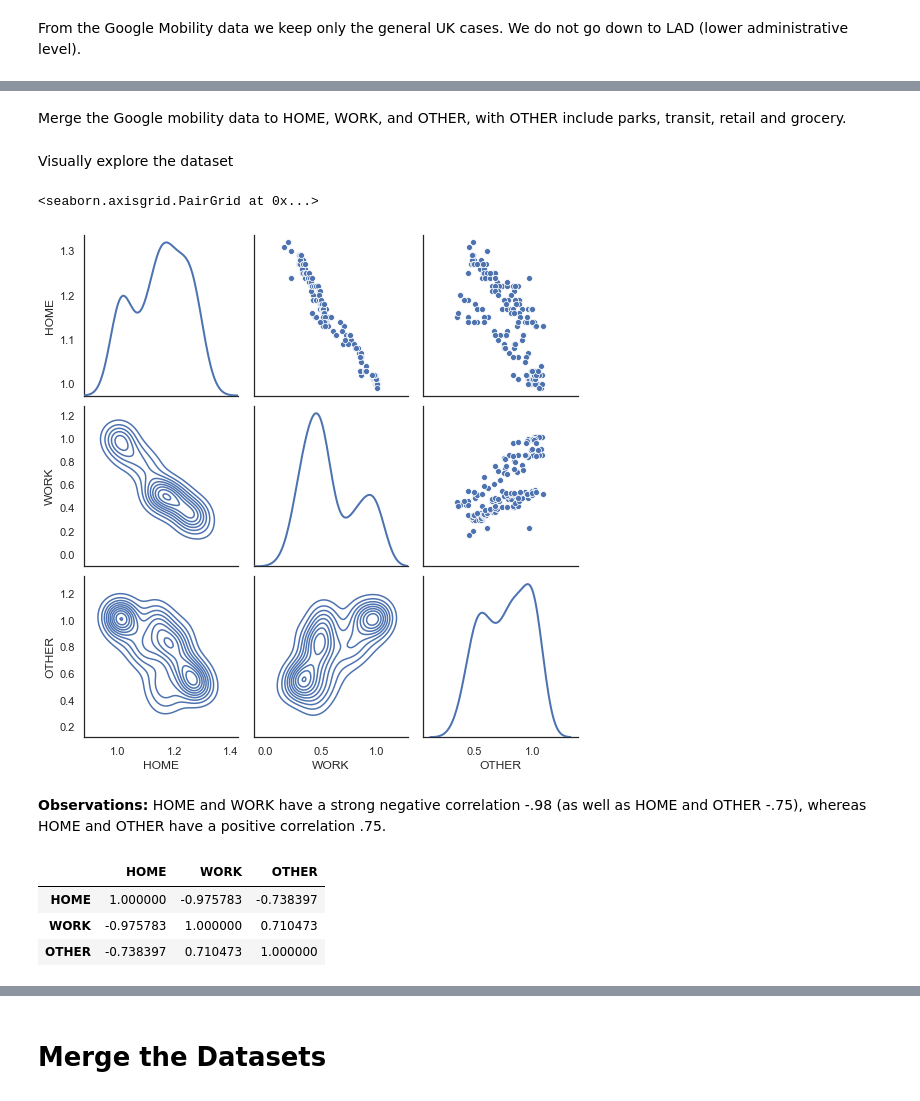
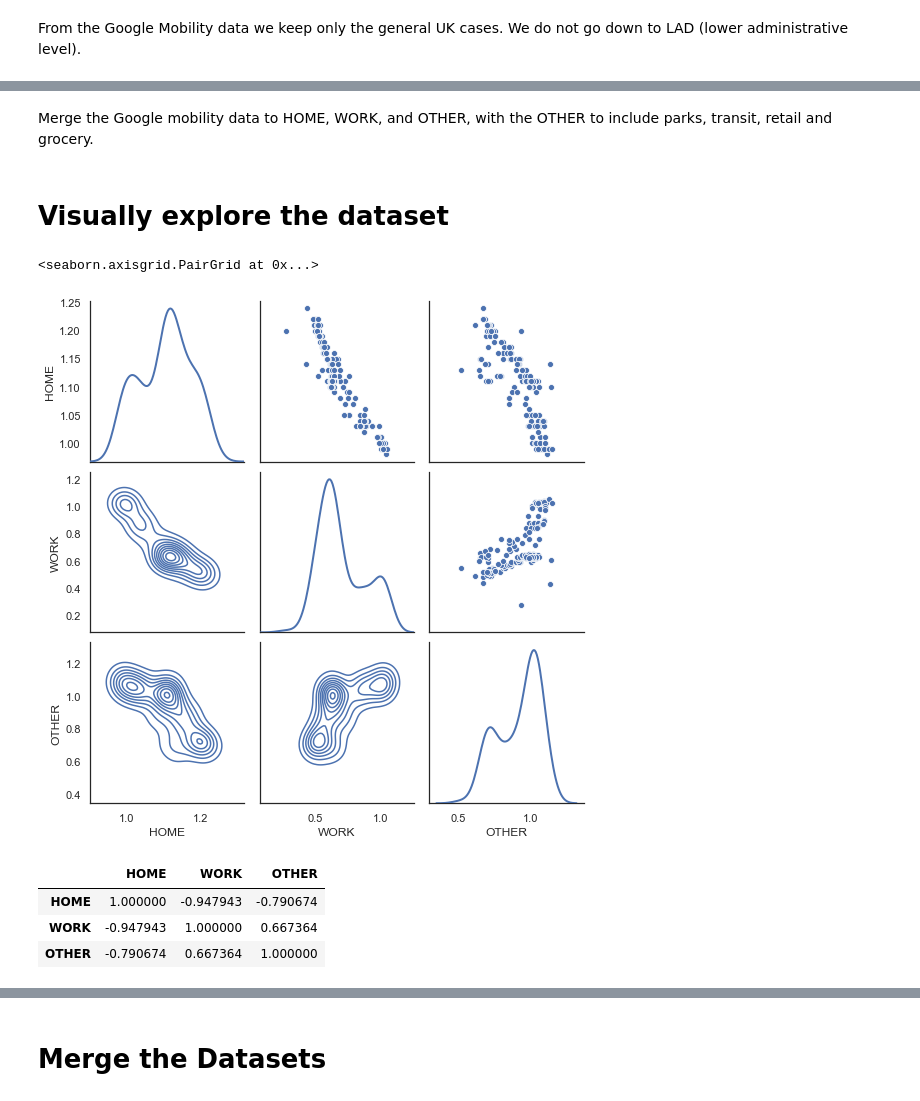
Before and after one commit to epidemic-research-team/compartmental-epidemic-model, a Jupyter notebook: GP for COVID.ipynb, the cells around one changed output, grey strips where cells are left out. Saved outputs shown, nothing was run; the diff lists cells and outputs as text; code cells hidden in the pictures.

Commit message:
GP for US and UK data SIR model

```diff
--- a/GP for COVID.ipynb
+++ b/GP for COVID.ipynb
@@ -71,2 +109,4 @@ From the Google Mobility data we keep only the general UK cases. We do not go do
 # %%
-mobility_data = mobility_data[(mobility_data.country_region=="United Kingdom") & (mobility_data.sub_region_1.isnull())]
+mobility_data_us = mobility_data[(mobility_data.country_region=="United States") & (mobility_data.sub_region_1.isnull())]
+mobility_data_us = mobility_data_us.iloc[:,7:].reset_index(drop=True) # keep only relevant columns
+mobility_data_us.columns
@@ -87,30 +121,28 @@ We preprocess the data to show the change in mobility as a factor, $<1$ if there
 # %%
 # transform the data to pct change
-mobility_data[mobility_data.columns[1:]] = mobility_data[mobility_data.columns[1:]].apply(lambda x: x/100 + 1)
+mobility_data_us[mobility_data_us.columns[1:]] = mobility_data_us[mobility_data_us.columns[1:]].apply(lambda x: x/100 + 1)
 # %%
-data = pd.DataFrame(mobility_data["date"])
+data_us = pd.DataFrame(mobility_data_us["date"])
 # %% [markdown]
-Merge the Google mobility data to HOME, WORK, and OTHER, with OTHER include parks, transit, retail and grocery.
+Merge the Google mobility data to HOME, WORK, and OTHER, with the OTHER to include parks, transit, retail and grocery.
 # %%
-data["HOME"] = mobility_data['residential_percent_change_from_baseline'].copy()
-data["WORK"] = mobility_data['workplaces_percent_change_from_baseline'].copy()
-data["OTHER"] = mobility_data.iloc[:,1:5].mean(axis=1)
+data_us["HOME"] = mobility_data_us['residential_percent_change_from_baseline'].copy()
+data_us["WORK"] = mobility_data_us['workplaces_percent_change_from_baseline'].copy()
+data_us["OTHER"] = mobility_data_us.iloc[:,1:5].mean(axis=1)
 # %% [markdown]
-Visually explore the dataset
+# Visually explore the dataset
 # %%
-g = sns.PairGrid(data, diag_sharey=False)
+g = sns.PairGrid(data_us, diag_sharey=False)
 g.map_upper(sns.scatterplot)
 g.map_lower(sns.kdeplot, colors="C0")
 g.map_diag(sns.kdeplot, lw=2)
 # %% [output]
 <seaborn.axisgrid.PairGrid at 0x...>
-[figure, old version]
+[figure, new version]
-# %% [markdown]
-**Observations:** HOME and WORK have a strong negative correlation -.98 (as well as HOME and OTHER -.75), whereas HOME and OTHER have a positive correlation .75.
 # %%
-data.corr()
+data_us.corr()
 # %% [output]
 |  | HOME | WORK | OTHER |
-| HOME | 1.000000 | -0.975783 | -0.738397 |
-| WORK | -0.975783 | 1.000000 | 0.710473 |
-| OTHER | -0.738397 | 0.710473 | 1.000000 |
+| HOME | 1.000000 | -0.947943 | -0.790674 |
+| WORK | -0.947943 | 1.000000 | 0.667364 |
+| OTHER | -0.790674 | 0.667364 | 1.000000 |
```
Also changed, not shown: parts of 118 cells of this notebook, 9 other files.
